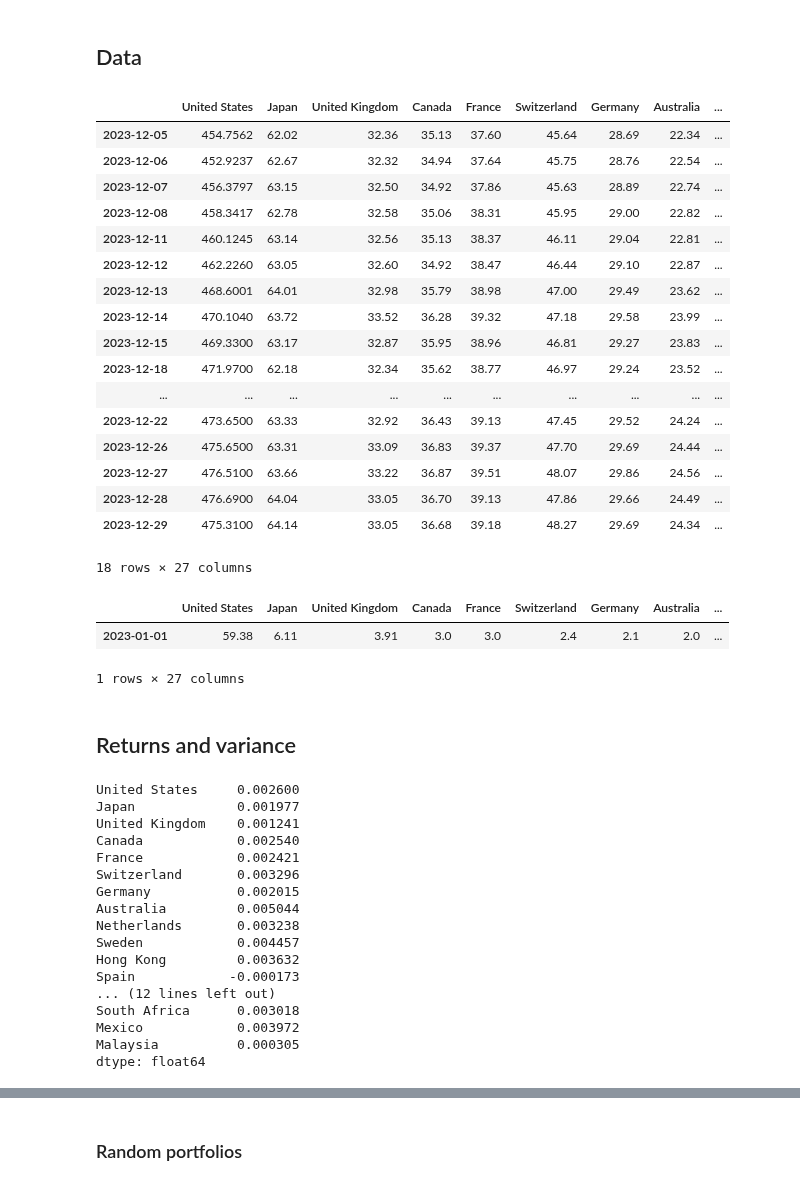
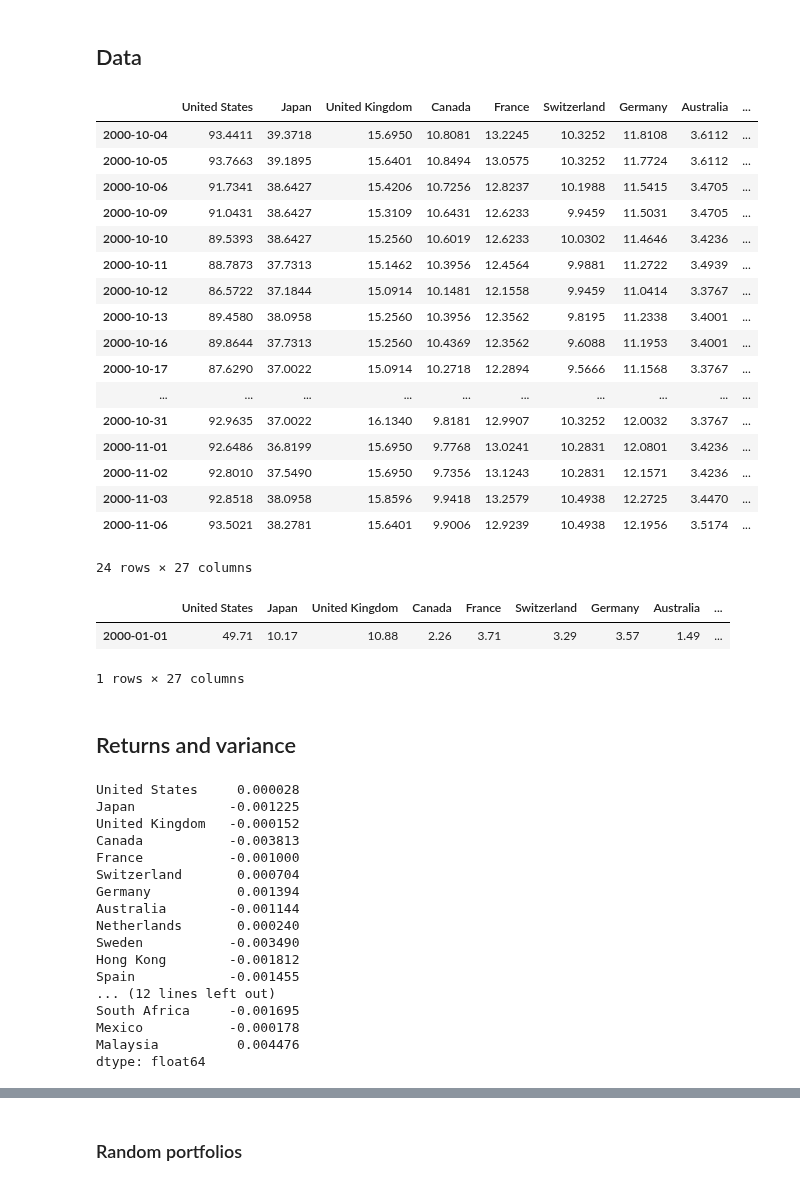
Before and after one commit to lharazin/TFM, a Jupyter notebook: Algorithm/portfolio_optimization.ipynb, the cells around one changed output, grey strips where cells are left out. Drawn from its saved outputs; the diff is of its cells as text; code cells hidden in the pictures.

```diff
--- a/Algorithm/portfolio_optimization.ipynb
+++ b/Algorithm/portfolio_optimization.ipynb
@@ -20,27 +20,27 @@ data_provider = DataProvider()
 df_countries, benchmark = data_provider.get_etf_data()
 days_to_recalculate = data_provider.get_days_to_recalculate()
 # %%
-data_period = df_countries.loc[days_to_recalculate.iloc[-1]:]
+data_period = df_countries.loc[days_to_recalculate.iloc[21]:days_to_recalculate.iloc[22]]
 data_period
 # %% [output]
 |  | United States | Japan | United Kingdom | Canada | France | Switzerland | Germany | Australia | ... |
-| 2023-12-05 | 454.7562 | 62.02 | 32.36 | 35.13 | 37.60 | 45.64 | 28.69 | 22.34 | ... |
-| 2023-12-06 | 452.9237 | 62.67 | 32.32 | 34.94 | 37.64 | 45.75 | 28.76 | 22.54 | ... |
-| 2023-12-07 | 456.3797 | 63.15 | 32.50 | 34.92 | 37.86 | 45.63 | 28.89 | 22.74 | ... |
-| 2023-12-08 | 458.3417 | 62.78 | 32.58 | 35.06 | 38.31 | 45.95 | 29.00 | 22.82 | ... |
-| 2023-12-11 | 460.1245 | 63.14 | 32.56 | 35.13 | 38.37 | 46.11 | 29.04 | 22.81 | ... |
-| 2023-12-12 | 462.2260 | 63.05 | 32.60 | 34.92 | 38.47 | 46.44 | 29.10 | 22.87 | ... |
-| 2023-12-13 | 468.6001 | 64.01 | 32.98 | 35.79 | 38.98 | 47.00 | 29.49 | 23.62 | ... |
-| 2023-12-14 | 470.1040 | 63.72 | 33.52 | 36.28 | 39.32 | 47.18 | 29.58 | 23.99 | ... |
-| 2023-12-15 | 469.3300 | 63.17 | 32.87 | 35.95 | 38.96 | 46.81 | 29.27 | 23.83 | ... |
-| 2023-12-18 | 471.9700 | 62.18 | 32.34 | 35.62 | 38.77 | 46.97 | 29.24 | 23.52 | ... |
+| 2000-10-04 | 93.4411 | 39.3718 | 15.6950 | 10.8081 | 13.2245 | 10.3252 | 11.8108 | 3.6112 | ... |
+| 2000-10-05 | 93.7663 | 39.1895 | 15.6401 | 10.8494 | 13.0575 | 10.3252 | 11.7724 | 3.6112 | ... |
+| 2000-10-06 | 91.7341 | 38.6427 | 15.4206 | 10.7256 | 12.8237 | 10.1988 | 11.5415 | 3.4705 | ... |
+| 2000-10-09 | 91.0431 | 38.6427 | 15.3109 | 10.6431 | 12.6233 | 9.9459 | 11.5031 | 3.4705 | ... |
+| 2000-10-10 | 89.5393 | 38.6427 | 15.2560 | 10.6019 | 12.6233 | 10.0302 | 11.4646 | 3.4236 | ... |
+| 2000-10-11 | 88.7873 | 37.7313 | 15.1462 | 10.3956 | 12.4564 | 9.9881 | 11.2722 | 3.4939 | ... |
+| 2000-10-12 | 86.5722 | 37.1844 | 15.0914 | 10.1481 | 12.1558 | 9.9459 | 11.0414 | 3.3767 | ... |
+| 2000-10-13 | 89.4580 | 38.0958 | 15.2560 | 10.3956 | 12.3562 | 9.8195 | 11.2338 | 3.4001 | ... |
+| 2000-10-16 | 89.8644 | 37.7313 | 15.2560 | 10.4369 | 12.3562 | 9.6088 | 11.1953 | 3.4001 | ... |
+| 2000-10-17 | 87.6290 | 37.0022 | 15.0914 | 10.2718 | 12.2894 | 9.5666 | 11.1568 | 3.3767 | ... |
 | ... | ... | ... | ... | ... | ... | ... | ... | ... | ... |
-| 2023-12-22 | 473.6500 | 63.33 | 32.92 | 36.43 | 39.13 | 47.45 | 29.52 | 24.24 | ... |
-| 2023-12-26 | 475.6500 | 63.31 | 33.09 | 36.83 | 39.37 | 47.70 | 29.69 | 24.44 | ... |
-| 2023-12-27 | 476.5100 | 63.66 | 33.22 | 36.87 | 39.51 | 48.07 | 29.86 | 24.56 | ... |
-| 2023-12-28 | 476.6900 | 64.04 | 33.05 | 36.70 | 39.13 | 47.86 | 29.66 | 24.49 | ... |
-| 2023-12-29 | 475.3100 | 64.14 | 33.05 | 36.68 | 39.18 | 48.27 | 29.69 | 24.34 | ... |
+| 2000-10-31 | 92.9635 | 37.0022 | 16.1340 | 9.8181 | 12.9907 | 10.3252 | 12.0032 | 3.3767 | ... |
+| 2000-11-01 | 92.6486 | 36.8199 | 15.6950 | 9.7768 | 13.0241 | 10.2831 | 12.0801 | 3.4236 | ... |
+| 2000-11-02 | 92.8010 | 37.5490 | 15.6950 | 9.7356 | 13.1243 | 10.2831 | 12.1571 | 3.4236 | ... |
+| 2000-11-03 | 92.8518 | 38.0958 | 15.8596 | 9.9418 | 13.2579 | 10.4938 | 12.2725 | 3.4470 | ... |
+| 2000-11-06 | 93.5021 | 38.2781 | 15.6401 | 9.9006 | 12.9239 | 10.4938 | 12.1956 | 3.5174 | ... |
-18 rows × 27 columns
+24 rows × 27 columns
 # %%
 acwi_weights = data_provider.get_acwi_weights()
 period_year = str(data_period.index[0].year)
@@ -48,7 +48,7 @@ acwi_weights = acwi_weights.loc[period_year]
 acwi_weights
 # %% [output]
 |  | United States | Japan | United Kingdom | Canada | France | Switzerland | Germany | Australia | ... |
-| 2023-01-01 | 59.38 | 6.11 | 3.91 | 3.0 | 3.0 | 2.4 | 2.1 | 2.0 | ... |
+| 2000-01-01 | 49.71 | 10.17 | 10.88 | 2.26 | 3.71 | 3.29 | 3.57 | 1.49 | ... |
 1 rows × 27 columns
 # %% [markdown]
 ## Returns and variance
@@ -59,22 +59,22 @@ mean_returns = returns.mean()
 # %%
 mean_returns
 # %% [output]
-United States     0.002600
-Japan             0.001977
-United Kingdom    0.001241
-Canada            0.002540
-France            0.002421
-Switzerland       0.003296
-Germany           0.002015
-Australia         0.005044
-Netherlands       0.003238
-Sweden            0.004457
-Hong Kong         0.003632
-Spain            -0.000173
+United States     0.000028
+Japan            -0.001225
+United Kingdom   -0.000152
+Canada           -0.003813
+France           -0.001000
+Switzerland       0.000704
+Germany           0.001394
+Australia        -0.001144
+Netherlands       0.000240
+Sweden           -0.003490
+Hong Kong        -0.001812
+Spain            -0.001455
 ... (12 lines left out)
-South Africa      0.003018
-Mexico            0.003972
-Malaysia          0.000305
+South Africa     -0.001695
+Mexico           -0.000178
+Malaysia          0.004476
 dtype: float64
 # %%
 cov_returns
```
Also changed, not shown: parts of 10 cells of this notebook, 1 other file.
